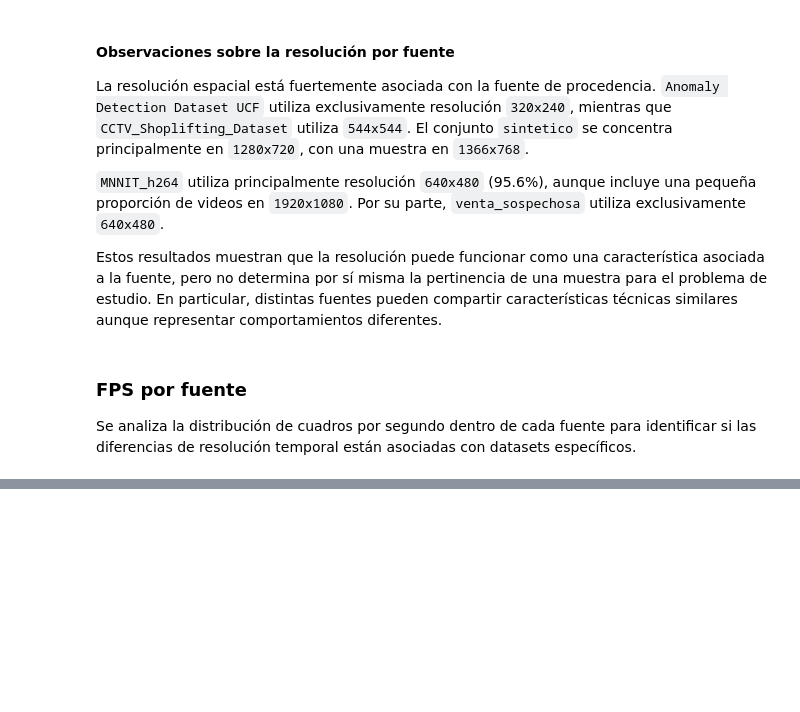
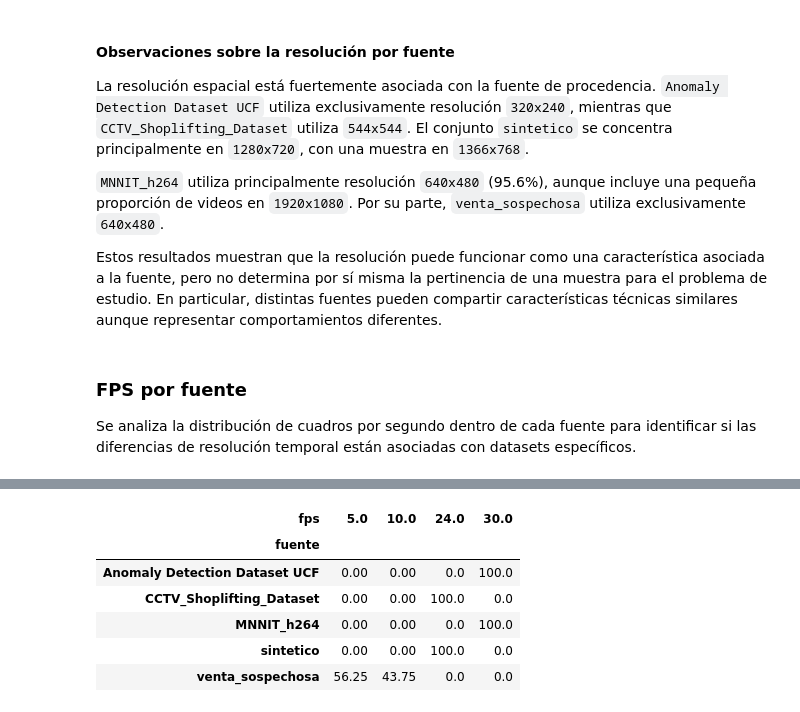
Before and after one commit to joseluistinajero/MNA---Proyecto-Integrador, a Jupyter notebook: Notebooks/Avance1_Equipo41.ipynb, the cells around one changed output, grey strips where cells are left out. Cells and saved outputs as stored; diff of their text form; code cells hidden in the pictures; blank space fills up the shorter version.

```diff
--- a/Notebooks/Avance1_Equipo41.ipynb
+++ b/Notebooks/Avance1_Equipo41.ipynb
@@ -603,0 +612,18 @@ fps_por_fuente
+# %%
+fps_por_fuente_pct = (
+    pd.crosstab(
+        df["fuente"],
+        df["fps"],
+        normalize="index"
+    ) * 100
+).round(2)
+
+fps_por_fuente_pct
+# %% [output]
+| fps | 5.0 | 10.0 | 24.0 | 30.0 |
+| fuente |  |  |  |  |
+| Anomaly Detection Dataset UCF | 0.00 | 0.00 | 0.0 | 100.0 |
+| CCTV_Shoplifting_Dataset | 0.00 | 0.00 | 100.0 | 0.0 |
+| MNNIT_h264 | 0.00 | 0.00 | 0.0 | 100.0 |
+| sintetico | 0.00 | 0.00 | 100.0 | 0.0 |
+| venta_sospechosa | 56.25 | 43.75 | 0.0 | 0.0 |
```
Also changed, not shown: parts of 8 cells of this notebook.
